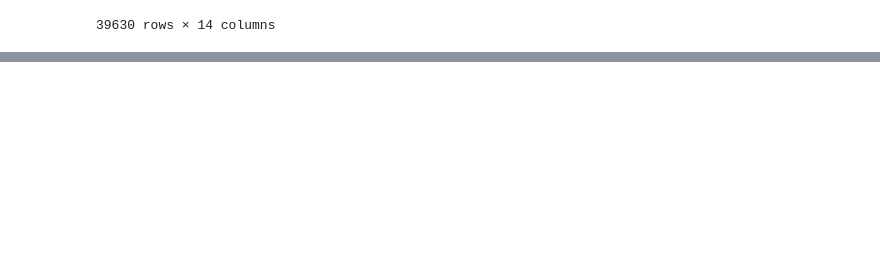
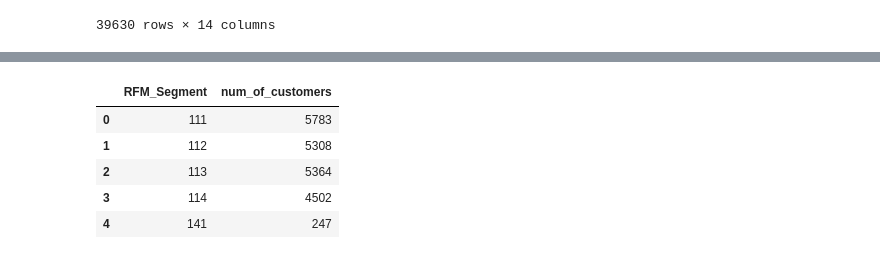
Before and after one commit to zhaskanat123/e-commerce, a Jupyter notebook: e-commers.ipynb, the cells around one changed output, grey strips where cells are left out. Saved outputs shown, nothing was run; the diff lists cells and outputs as text; code cells hidden in the pictures; blank space fills up the shorter version.

```diff
--- a/e-commers.ipynb
+++ b/e-commers.ipynb
@@ -796,0 +852,12 @@ period = 365
+# %%
+rfm_graph = rfm_df.groupby('RFM_Segment', as_index=False) \
+               .agg({'customer_unique_id': 'count'}) \
+               .rename(columns={'customer_unique_id': 'num_of_customers'})
+rfm_graph.head()
+# %% [output]
+|  | RFM_Segment | num_of_customers |
+| 0 | 111 | 5783 |
+| 1 | 112 | 5308 |
+| 2 | 113 | 5364 |
+| 3 | 114 | 4502 |
+| 4 | 141 | 247 |
```
Also changed, not shown: parts of 44 cells of this notebook, 1 other file.
